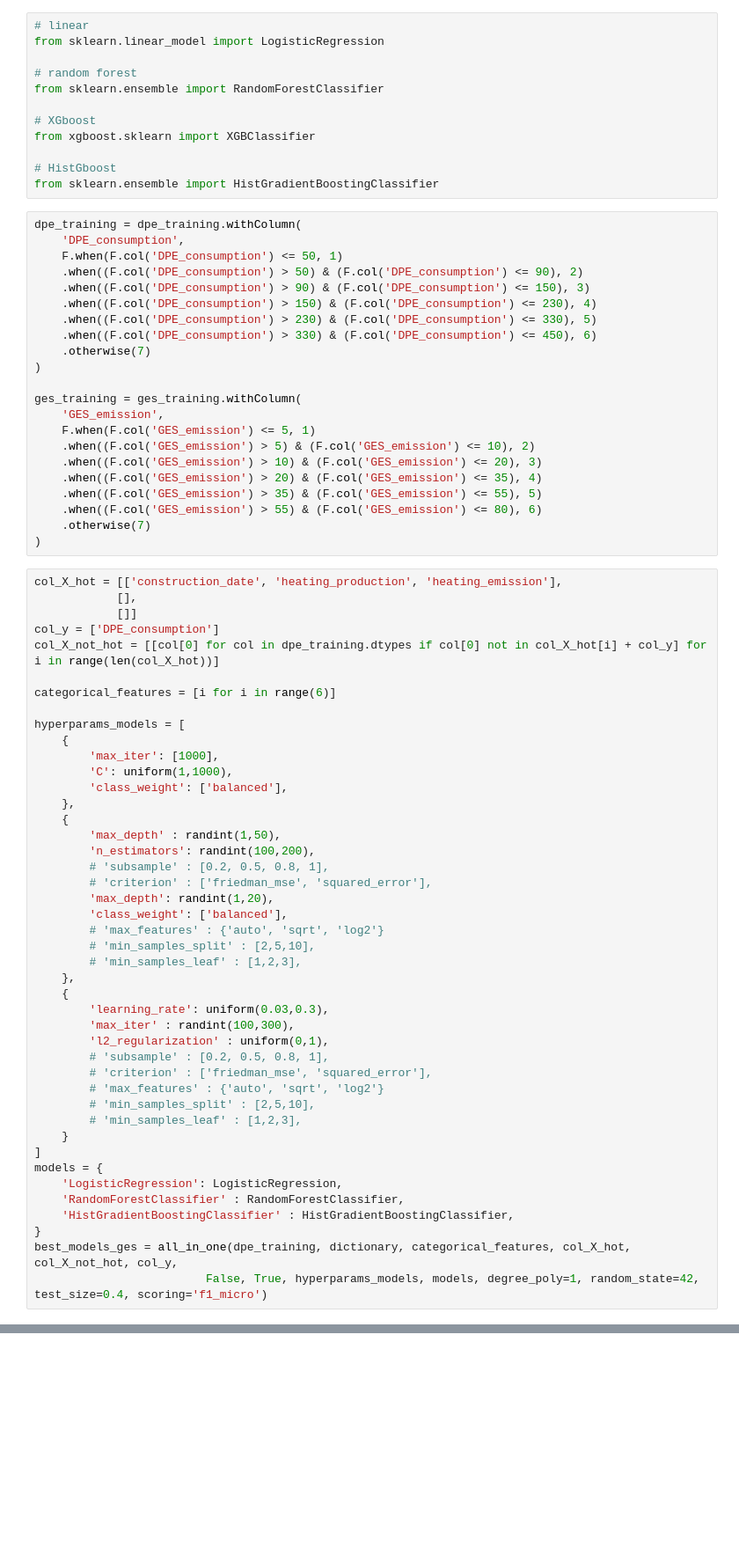
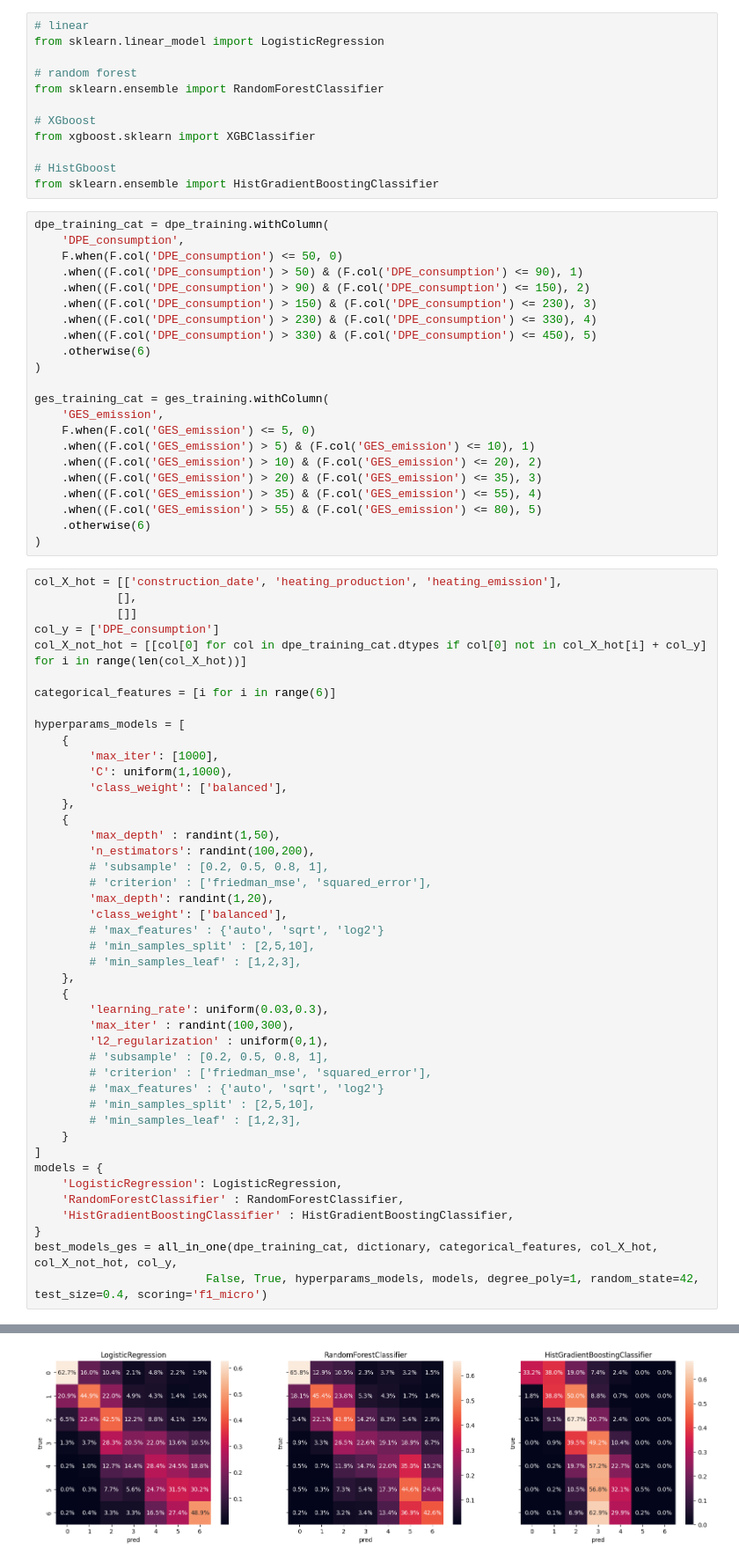
Before and after one commit to axrocheteau/renov_local, a Jupyter notebook: notebooks/pred_dpe.ipynb, the cells around one changed output, grey strips where cells are left out. Shown at 88% size. Drawn from its saved outputs; the diff is of its cells as text; blank space fills up the shorter version.

```diff
--- a/notebooks/pred_dpe.ipynb
+++ b/notebooks/pred_dpe.ipynb
@@ -198,33 +185,33 @@ from xgboost.sklearn import XGBClassifier
 # HistGboost
 from sklearn.ensemble import HistGradientBoostingClassifier
 # %%
-dpe_training = dpe_training.withColumn(
+dpe_training_cat = dpe_training.withColumn(
     'DPE_consumption',
-    F.when(F.col('DPE_consumption') <= 50, 1)
-    .when((F.col('DPE_consumption') > 50) & (F.col('DPE_consumption') <= 90), 2)
-    .when((F.col('DPE_consumption') > 90) & (F.col('DPE_consumption') <= 150), 3)
-    .when((F.col('DPE_consumption') > 150) & (F.col('DPE_consumption') <= 230), 4)
-    .when((F.col('DPE_consumption') > 230) & (F.col('DPE_consumption') <= 330), 5)
-    .when((F.col('DPE_consumption') > 330) & (F.col('DPE_consumption') <= 450), 6)
-    .otherwise(7)
+    F.when(F.col('DPE_consumption') <= 50, 0)
+    .when((F.col('DPE_consumption') > 50) & (F.col('DPE_consumption') <= 90), 1)
+    .when((F.col('DPE_consumption') > 90) & (F.col('DPE_consumption') <= 150), 2)
+    .when((F.col('DPE_consumption') > 150) & (F.col('DPE_consumption') <= 230), 3)
+    .when((F.col('DPE_consumption') > 230) & (F.col('DPE_consumption') <= 330), 4)
+    .when((F.col('DPE_consumption') > 330) & (F.col('DPE_consumption') <= 450), 5)
+    .otherwise(6)
 )
 
-ges_training = ges_training.withColumn(
+ges_training_cat = ges_training.withColumn(
     'GES_emission',
-    F.when(F.col('GES_emission') <= 5, 1)
-    .when((F.col('GES_emission') > 5) & (F.col('GES_emission') <= 10), 2)
-    .when((F.col('GES_emission') > 10) & (F.col('GES_emission') <= 20), 3)
-    .when((F.col('GES_emission') > 20) & (F.col('GES_emission') <= 35), 4)
-    .when((F.col('GES_emission') > 35) & (F.col('GES_emission') <= 55), 5)
-    .when((F.col('GES_emission') > 55) & (F.col('GES_emission') <= 80), 6)
-    .otherwise(7)
+    F.when(F.col('GES_emission') <= 5, 0)
+    .when((F.col('GES_emission') > 5) & (F.col('GES_emission') <= 10), 1)
+    .when((F.col('GES_emission') > 10) & (F.col('GES_emission') <= 20), 2)
+    .when((F.col('GES_emission') > 20) & (F.col('GES_emission') <= 35), 3)
+    .when((F.col('GES_emission') > 35) & (F.col('GES_emission') <= 55), 4)
+    .when((F.col('GES_emission') > 55) & (F.col('GES_emission') <= 80), 5)
+    .otherwise(6)
 )
 # %%
 col_X_hot = [['construction_date', 'heating_production', 'heating_emission'],
             [],
             []]
 col_y = ['DPE_consumption']
-col_X_not_hot = [[col[0] for col in dpe_training.dtypes if col[0] not in col_X_hot[i] + col_y] for i in range(len(col_X_hot))]
+col_X_not_hot = [[col[0] for col in dpe_training_cat.dtypes if col[0] not in col_X_hot[i] + col_y] for i in range(len(col_X_hot))]
 
 categorical_features = [i for i in range(6)]
 
@@ -261,5 +248,6 @@ models = {
     'RandomForestClassifier' : RandomForestClassifier,
     'HistGradientBoostingClassifier' : HistGradientBoostingClassifier,
 }
-best_models_ges = all_in_one(dpe_training, dictionary, categorical_features, col_X_hot, col_X_not_hot, col_y,
+best_models_ges = all_in_one(dpe_training_cat, dictionary, categorical_features, col_X_hot, col_X_not_hot, col_y,
                          False, True, hyperparams_models, models, degree_poly=1, random_state=42, test_size=0.4, scoring='f1_micro')
+# %% [output]
@@ -265,0 +275 @@ best_models_ges = all_in_one(dpe_training, dictionary, categorical_features, col
+[figure, added]
```
Also changed, not shown: parts of 4 cells of this notebook, 2 other files.
